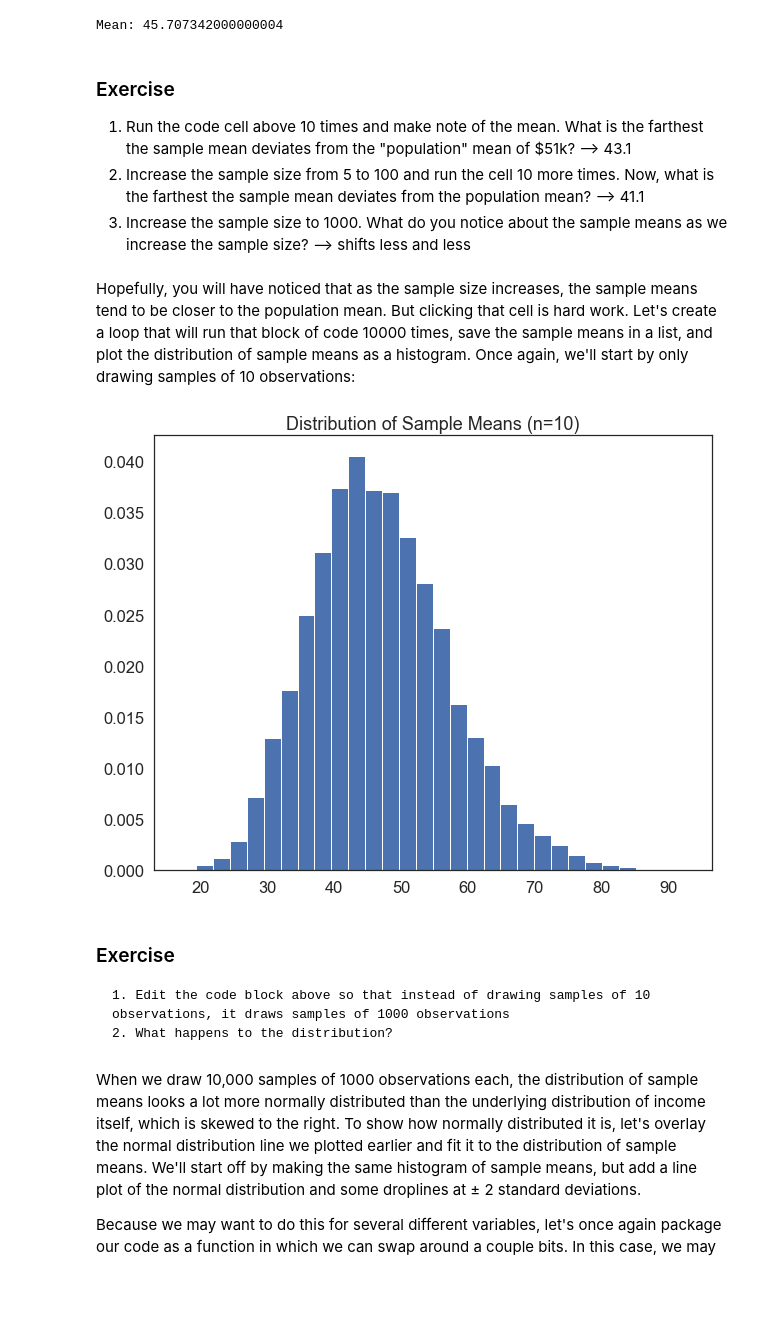
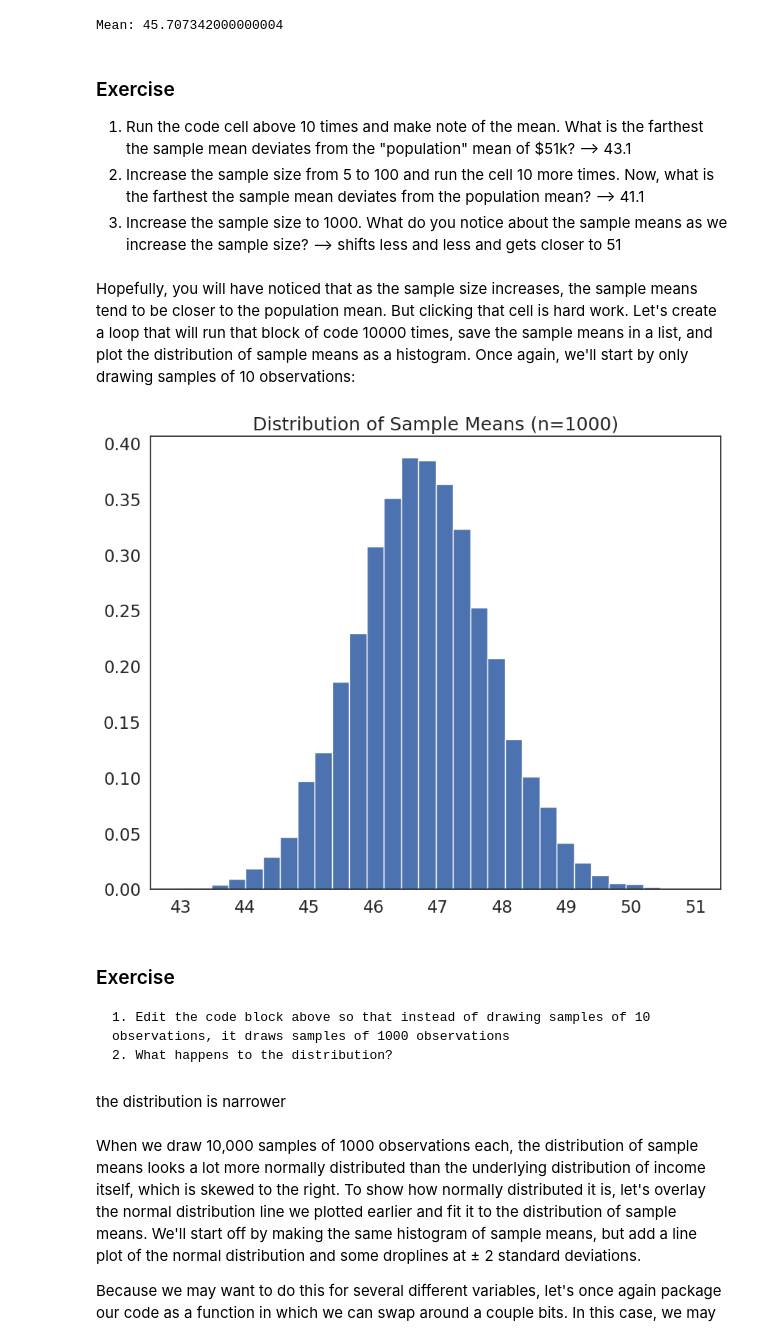
Before and after one commit to joe-lrrde/QM2, a Jupyter notebook: W5_Distributions_and_Basic_Statistics.ipynb, the cells around one changed output. Drawn from its saved outputs; the diff is of its cells as text; code cells hidden in the pictures; blank space fills up the shorter version.

```diff
--- a/W5_Distributions_and_Basic_Statistics.ipynb
+++ b/W5_Distributions_and_Basic_Statistics.ipynb
@@ -386,30 +386,32 @@ Mean: 45.707342000000004
 2. Increase the sample size from 5 to 100 and run the cell 10 more times. Now, what is the farthest the sample mean deviates from the population mean?
   --> 41.1
 3. Increase the sample size to 1000. What do you notice about the sample means as we increase the sample size?
-  --> shifts less and less
+  --> shifts less and less and gets closer to 51
 # %% [markdown]
 Hopefully, you will have noticed that as the sample size increases, the sample means tend to be closer to the population mean. But clicking that cell is hard work. Let's create a loop that will run that block of code 10000 times, save the sample means in a list, and plot the distribution of sample means as a histogram. Once again, we'll start by only drawing samples of 10 observations:
 # %%
 #create an empty list to store sample means
 sample_means=[]
 
-sample_size=10
+sample_size=1000
 # loop 10,000 times.
 for i in range(0,10000):
     sample= df['income'].sample(sample_size, replace=True) # draw a sample of 10 observations from the income variable, with replacement
     sample_mean=sample.mean() # calculate the mean of the sample
     sample_means.append(sample_mean) # append the sample mean to the list of sample means
 
 plt.hist(sample_means, bins=30, edgecolor='white', density=True) # plot a histogram of the sample means
 plt.title('Distribution of Sample Means (n={})'.format(sample_size)) # add a title
 plt.show()
 # %% [output]
-[figure, old version]
+[figure, new version]
 # %% [markdown]
 ### Exercise
 
     1. Edit the code block above so that instead of drawing samples of 10 observations, it draws samples of 1000 observations
     2. What happens to the distribution?
+# %% [markdown]
+the distribution is narrower
 # %% [markdown]
 When we draw 10,000 samples of 1000 observations each, the distribution of sample means looks a lot more normally distributed than the underlying distribution of income itself, which is skewed to the right. To show how normally distributed it is, let's overlay the normal distribution line we plotted earlier and fit it to the distribution of sample means. We'll start off by making the same histogram of sample means, but add a line plot of the normal distribution and some droplines at ± 2 standard deviations.
 
```
Also changed, not shown: parts of 6 cells of this notebook.
